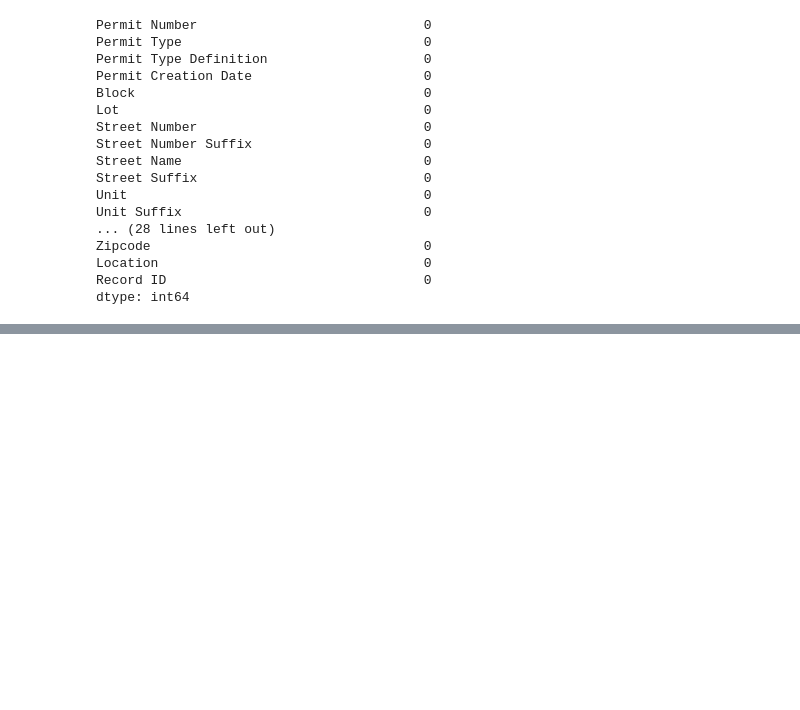
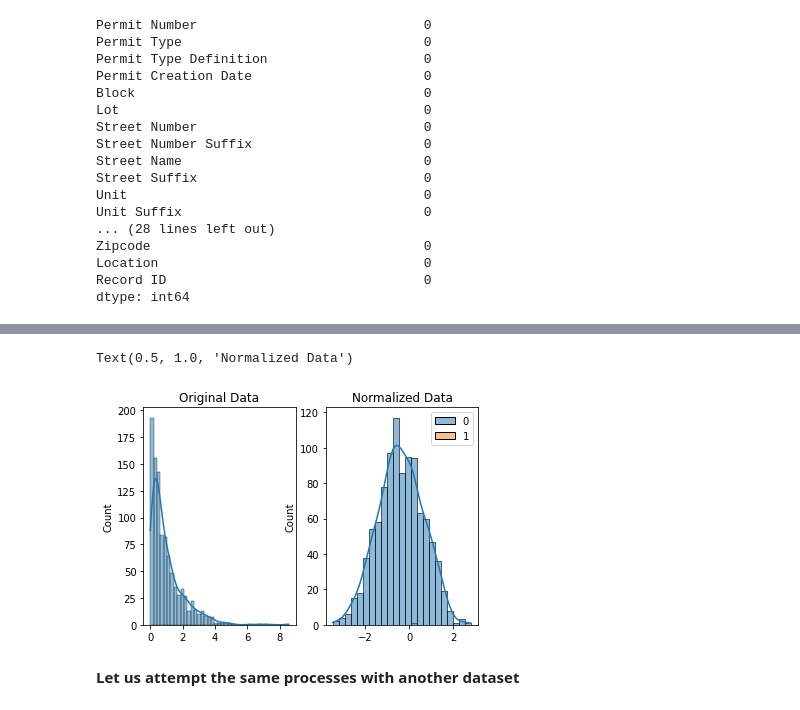
Before and after one commit to Sojiknight/PyDatSciStuds, a Jupyter notebook: Data Cleaning on Kaggle.ipynb, the cells around one changed output, grey strips where cells are left out. Cells and saved outputs as stored; diff of their text form; code cells hidden in the pictures; blank space fills up the shorter version.

```diff
--- a/Data Cleaning on Kaggle.ipynb
+++ b/Data Cleaning on Kaggle.ipynb
@@ -324,0 +369,12 @@ dtype: int64
+# %%
+#Lets do a comparison via visualization
+fig, ax = plt.subplots(1,2)
+sns.histplot(original_data, ax=ax[0], kde=True, alpha=0.5)
+ax[0].set_title('Original Data')
+sns.histplot(normalized_data, ax=ax[1], kde=True, alpha=0.5)
+ax[1].set_title('Normalized Data')
+# %% [output]
+Text(0.5, 1.0, 'Normalized Data')
+[figure, added]
+# %% [markdown]
+**Let us attempt the same processes with another dataset**
```
Also changed, not shown: parts of 23 cells of this notebook.
